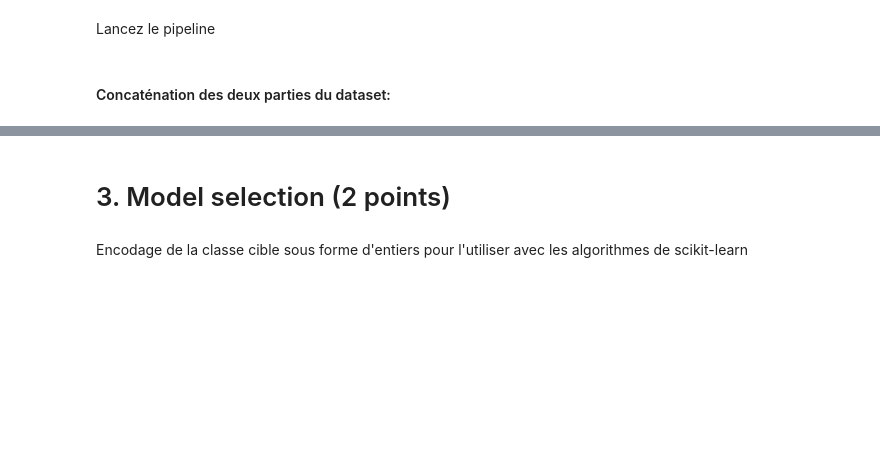
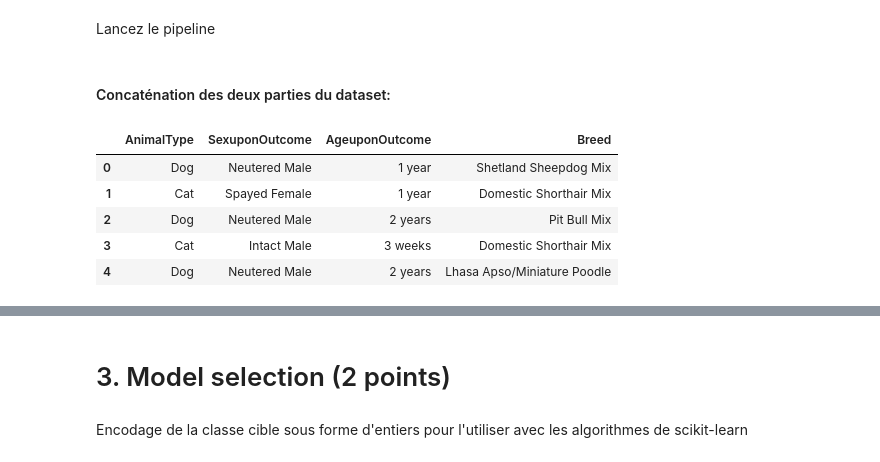
Before and after one commit to FabriceCh/inf8215, a Jupyter notebook: lab3/TP3/TP3_FR.ipynb, the cells around one changed output, grey strips where cells are left out. Drawn from its saved outputs; the diff is of its cells as text; code cells hidden in the pictures; blank space fills up the shorter version.

```diff
--- a/lab3/TP3/TP3_FR.ipynb
+++ b/lab3/TP3/TP3_FR.ipynb
@@ -642,3 +682,11 @@ column_names = ["AgeuponOutcome"]
 # %%
 # X_train = pd.concat([X_train1,X_train_prepared], axis = 1)
 # X_test = pd.concat([X_test1,X_test_prepared], axis = 1)
+X_train.head()
+# %% [output]
+|  | AnimalType | SexuponOutcome | AgeuponOutcome | Breed |
+| 0 | Dog | Neutered Male | 1 year | Shetland Sheepdog Mix |
+| 1 | Cat | Spayed Female | 1 year | Domestic Shorthair Mix |
+| 2 | Dog | Neutered Male | 2 years | Pit Bull Mix |
+| 3 | Cat | Intact Male | 3 weeks | Domestic Shorthair Mix |
+| 4 | Dog | Neutered Male | 2 years | Lhasa Apso/Miniature Poodle |
```
Also changed, not shown: parts of 10 cells of this notebook, 1 other file.
